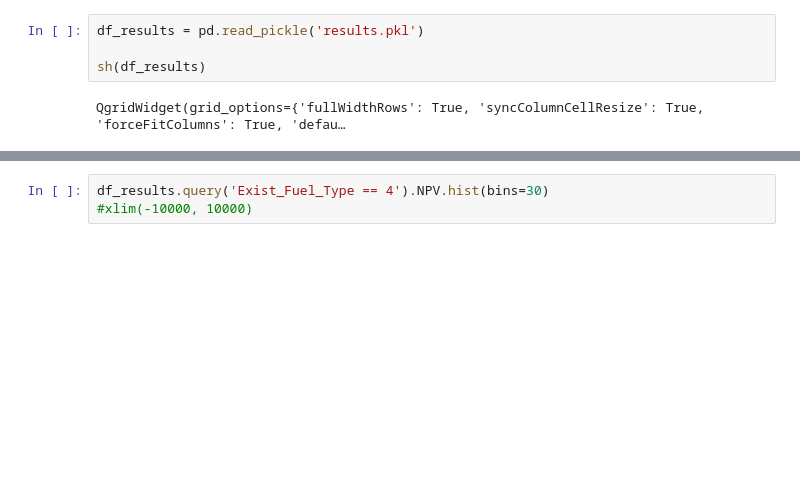
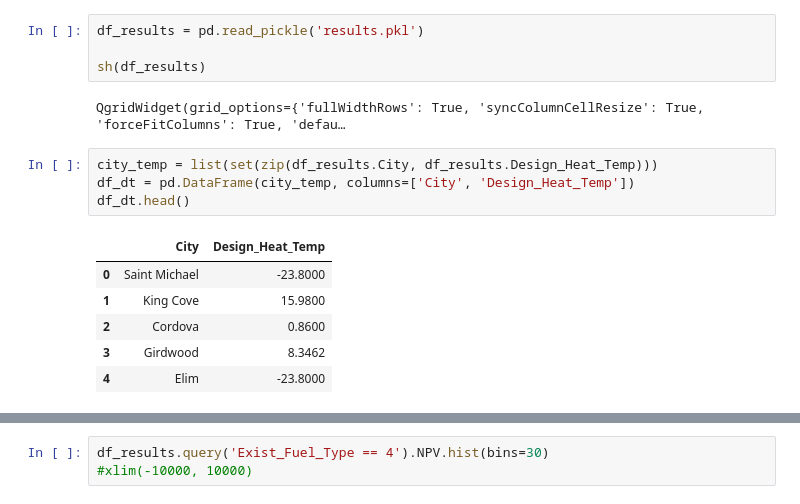
Before and after one commit to alanmitchell/heat-pump-study, a Jupyter notebook: general/city_model_runs.ipynb, the cells around one changed output, grey strips where cells are left out. Drawn from its saved outputs; the diff is of its cells as text; blank space fills up the shorter version.

```diff
--- a/general/city_model_runs.ipynb
+++ b/general/city_model_runs.ipynb
@@ -484,3 +487,14 @@ df_results = pd.read_pickle('results.pkl')
 sh(df_results)
 # %% [output]
 QgridWidget(grid_options={'fullWidthRows': True, 'syncColumnCellResize': True, 'forceFitColumns': True, 'defau…
+# %%
+city_temp = list(set(zip(df_results.City, df_results.Design_Heat_Temp)))
+df_dt = pd.DataFrame(city_temp, columns=['City', 'Design_Heat_Temp'])
+df_dt.head()
+# %% [output]
+|  | City | Design_Heat_Temp |
+| 0 | Saint Michael | -23.8000 |
+| 1 | King Cove | 15.9800 |
+| 2 | Cordova | 0.8600 |
+| 3 | Girdwood | 8.3462 |
+| 4 | Elim | -23.8000 |
```
Also changed, not shown: parts of 2 cells of this notebook, 1 other file.
